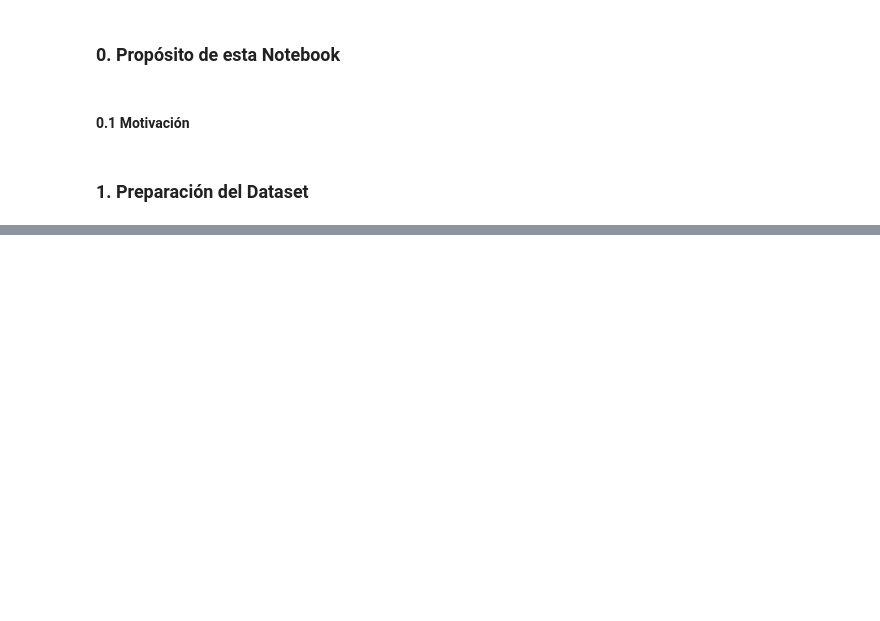
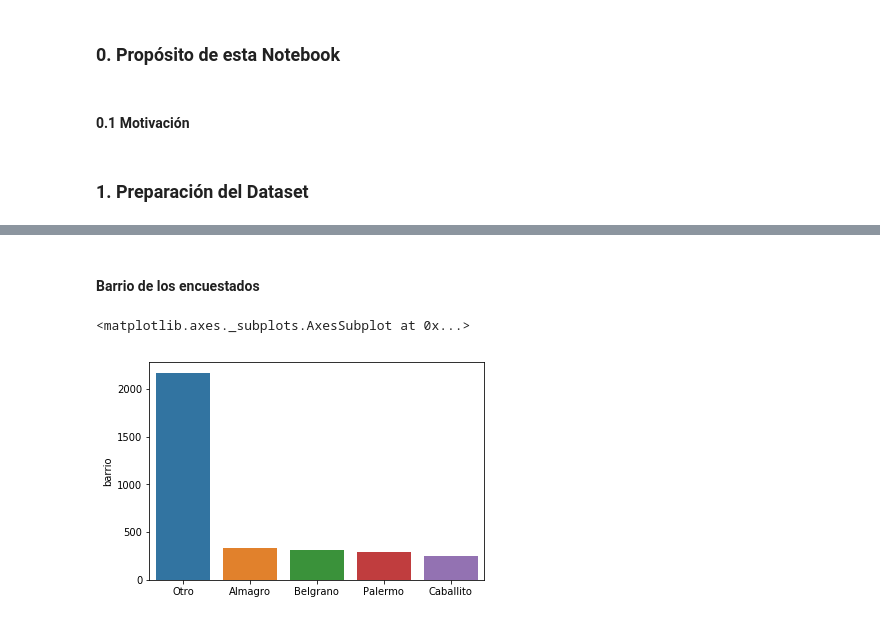
Before and after one commit to cdgn-coding/ml-test-noviazgo, a Jupyter notebook: notebook_unificada.ipynb, the cells around one changed output, grey strips where cells are left out. Saved outputs shown, nothing was run; the diff lists cells and outputs as text; code cells hidden in the pictures; blank space fills up the shorter version.

```diff
--- a/notebook_unificada.ipynb
+++ b/notebook_unificada.ipynb
@@ -87,2 +87,3 @@ resultados_del_test.to_csv("data/dataset_joined.csv")
 # %%
-resultados_del_test = pd.read_csv("data/resultados-del-test.csv", delimiter = ",")
+df = pd.read_csv("data/dataset_joined.csv", delimiter = ",")
+df.head(3)
@@ -90,0 +142,9 @@ resultados_del_test = pd.read_csv("data/resultados-del-test.csv", delimiter = ",
+# %% [markdown]
+#### Barrio de los encuestados
+# %%
+barrio = df.barrio.value_counts().head(5)
+# %%
+sns.barplot(x=barrio.index, y=barrio)
+# %% [output]
+<matplotlib.axes._subplots.AxesSubplot at 0x...>
+[figure, added]
```
Also changed, not shown: parts of 45 cells of this notebook.
